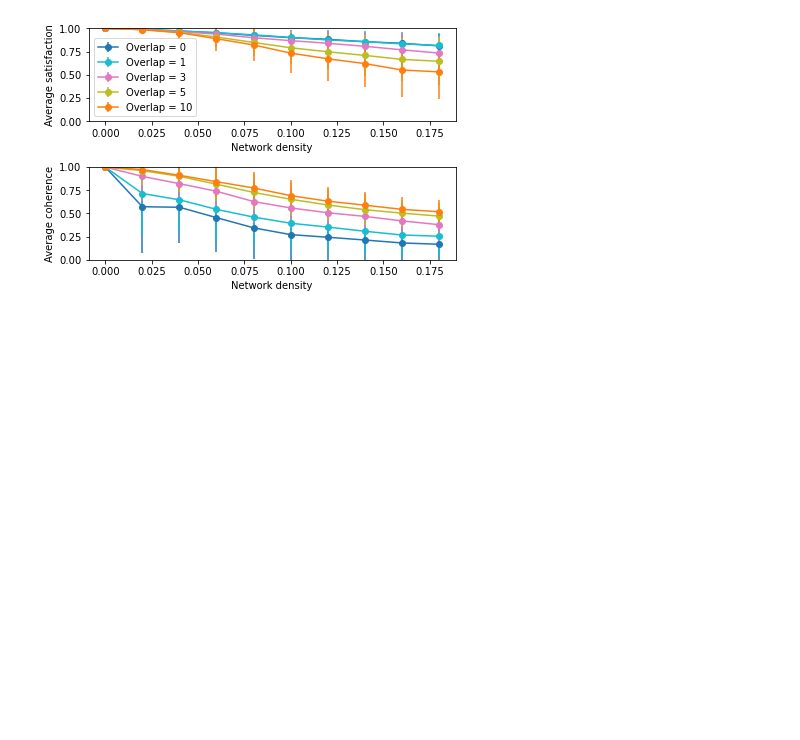
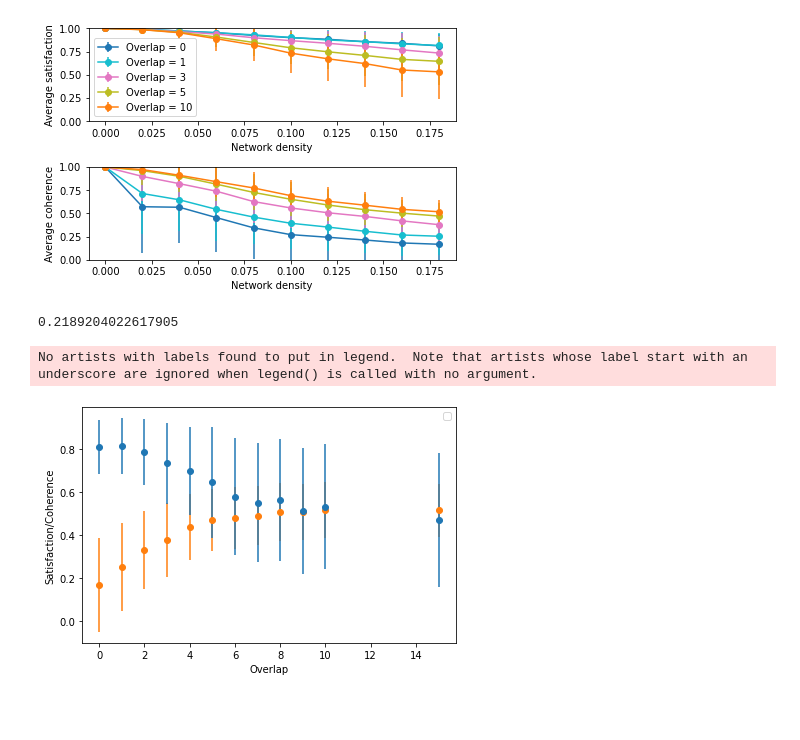
Before and after one commit to nwlandry/governance, a Jupyter notebook: generate_figures2.ipynb, the cells around one changed output. Drawn from its saved outputs; the diff is of its cells as text; code cells hidden in the pictures; blank space fills up the shorter version.

Commit message:
Final?! result figures

```diff
--- a/generate_figures2.ipynb
+++ b/generate_figures2.ipynb
@@ -428,3 +718,19 @@ for i in range(len(densities)):
+# %%
+densities = np.loadtxt("Simulations/random_network_greedy_densities.csv", delimiter=",")
+satisfaction_0 = np.loadtxt("Simulations/random_network_greedy_sat_overlap0.csv", delimiter=",")
+satisfaction_1 = np.loadtxt("Simulations/random_network_greedy_sat_overlap1.csv", delimiter=",")
+satisfaction_2 = np.loadtxt("Simulations/random_network_greedy_sat_overlap2.csv", delimiter=",")
+satisfaction_3 = np.loadtxt("Simulations/random_network_greedy_sat_overlap3.csv", delimiter=",")
+satisfaction_4 = np.loadtxt("Simulations/random_network_greedy_sat_overlap4.csv", delimiter=",")
+satisfaction_5 = np.loadtxt("Simulations/random_network_greedy_sat_overlap5.csv", delimiter=",")
+satisfaction_10 = np.loadtxt("Simulations/random_network_greedy_sat_overlap10.csv", delimiter=",")
+satisfiability_0= np.loadtxt("Simulations/random_network_greedy_coh_overlap0.csv", delimiter=",")
+satisfiability_1 = np.loadtxt("Simulations/random_network_greedy_coh_overlap1.csv", delimiter=",")
+satisfiability_2 = np.loadtxt("Simulations/random_network_greedy_coh_overlap2.csv", delimiter=",")
+satisfiability_3 = np.loadtxt("Simulations/random_network_greedy_coh_overlap3.csv", delimiter=",")
+satisfiability_4 = np.loadtxt("Simulations/random_network_greedy_coh_overlap4.csv", delimiter=",")
+satisfiability_5 = np.loadtxt("Simulations/random_network_greedy_coh_overlap5.csv", delimiter=",")
+satisfiability_10 = np.loadtxt("Simulations/random_network_greedy_coh_overlap10.csv", delimiter=",")
 # %%
 plt.figure()
 plt.subplot(212)
@@ -452,6 +758,46 @@ plt.savefig("Figures/random_networks_greedy.pdf")
 plt.show()
 # %% [output]
 [figure]
+# %%
+print(satisfiability_0[-1,:].std())
+# %% [output]
+0.2189204022617905
+# %%
+plt.figure()
+plt.errorbar(0, satisfiability_0[-1,:].mean(), yerr=satisfiability_0[-1,:].std(), color="tab:orange", marker="o")
+plt.errorbar(1, satisfiability_1[-1,:].mean(), yerr=satisfiability_1[-1,:].std(), color="tab:orange", marker="o")
+plt.errorbar(2, satisfiability_2[-1,:].mean(), yerr=satisfiability_2[-1,:].std(), color="tab:orange", marker="o")
+plt.errorbar(3, satisfiability_3[-1,:].mean(), yerr=satisfiability_3[-1,:].std(), color="tab:orange", marker="o")
+plt.errorbar(4, satisfiability_4[-1,:].mean(), yerr=satisfiability_4[-1,:].std(), color="tab:orange", marker="o")
+plt.errorbar(5, satisfiability_5[-1,:].mean(), yerr=satisfiability_5[-1,:].std(), color="tab:orange", marker="o")
+plt.errorbar(6, satisfiability_6[-1,:].mean(), yerr=satisfiability_6[-1,:].std(), color="tab:orange", marker="o")
+plt.errorbar(7, satisfiability_7[-1,:].mean(), yerr=satisfiability_7[-1,:].std(), color="tab:orange", marker="o")
+plt.errorbar(8, satisfiability_8[-1,:].mean(), yerr=satisfiability_8[-1,:].std(), color="tab:orange", marker="o")
+plt.errorbar(9, satisfiability_9[-1,:].mean(), yerr=satisfiability_9[-1,:].std(), color="tab:orange", marker="o")
+plt.errorbar(10, satisfiability_10[-1,:].mean(), yerr=satisfiability_10[-1,:].std(), color="tab:orange", marker="o")
+plt.errorbar(15, satisfiability_15[-1,:].mean(), yerr=satisfiability_15[-1,:].std(), color="tab:orange", marker="o")
+plt.errorbar(0, satisfaction_0[-1,:].mean(), yerr=satisfaction_0[-1,:].std(), color="tab:blue", marker="o")
+plt.errorbar(1, satisfaction_1[-1,:].mean(), yerr=satisfaction_1[-1,:].std(), color="tab:blue", marker="o")
+plt.errorbar(2, satisfaction_2[-1,:].mean(), yerr=satisfaction_2[-1,:].std(), color="tab:blue", marker="o")
+plt.errorbar(3, satisfaction_3[-1,:].mean(), yerr=satisfaction_3[-1,:].std(), color="tab:blue", marker="o")
+plt.errorbar(4, satisfaction_4[-1,:].mean(), yerr=satisfaction_4[-1,:].std(), color="tab:blue", marker="o")
+plt.errorbar(5, satisfaction_5[-1,:].mean(), yerr=satisfaction_5[-1,:].std(), color="tab:blue", marker="o")
+plt.errorbar(6, satisfaction_6[-1,:].mean(), yerr=satisfaction_6[-1,:].std(), color="tab:blue", marker="o")
+plt.errorbar(7, satisfaction_7[-1,:].mean(), yerr=satisfaction_7[-1,:].std(), color="tab:blue", marker="o")
+plt.errorbar(8, satisfaction_8[-1,:].mean(), yerr=satisfaction_8[-1,:].std(), color="tab:blue", marker="o")
+plt.errorbar(9, satisfaction_9[-1,:].mean(), yerr=satisfaction_9[-1,:].std(), color="tab:blue", marker="o")
+plt.errorbar(10, satisfaction_10[-1,:].mean(), yerr=satisfaction_10[-1,:].std(), color="tab:blue", marker="o")
+plt.errorbar(15, satisfaction_15[-1,:].mean(), yerr=satisfaction_15[-1,:].std(), color="tab:blue", marker="o")
+plt.ylabel("Satisfaction/Coherence")
+plt.xlabel("Overlap")
+plt.legend()
+plt.tight_layout()
+plt.savefig("Figures/random_networks_summary.png", dpi=1000)
+plt.savefig("Figures/random_networks_summary.pdf")
+plt.show()
+# %% [output]
+No artists with labels found to put in legend.  Note that artists whose label start with an underscore are ignored when legend() is called with no argument.
+[figure, added]
 # %% [markdown]
 ##
 # %%
```
Also changed, not shown: parts of 5 cells of this notebook, 5 other files.
